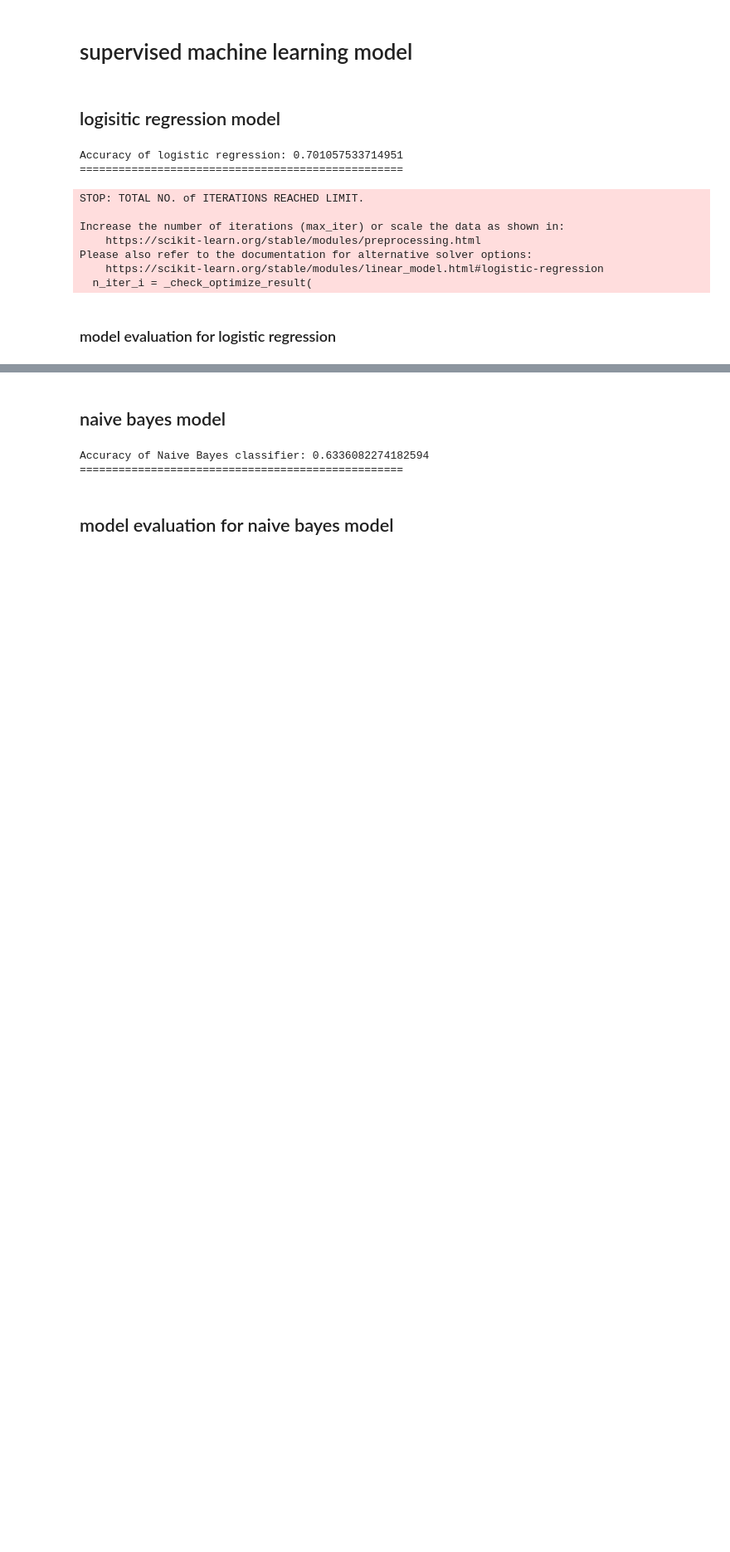
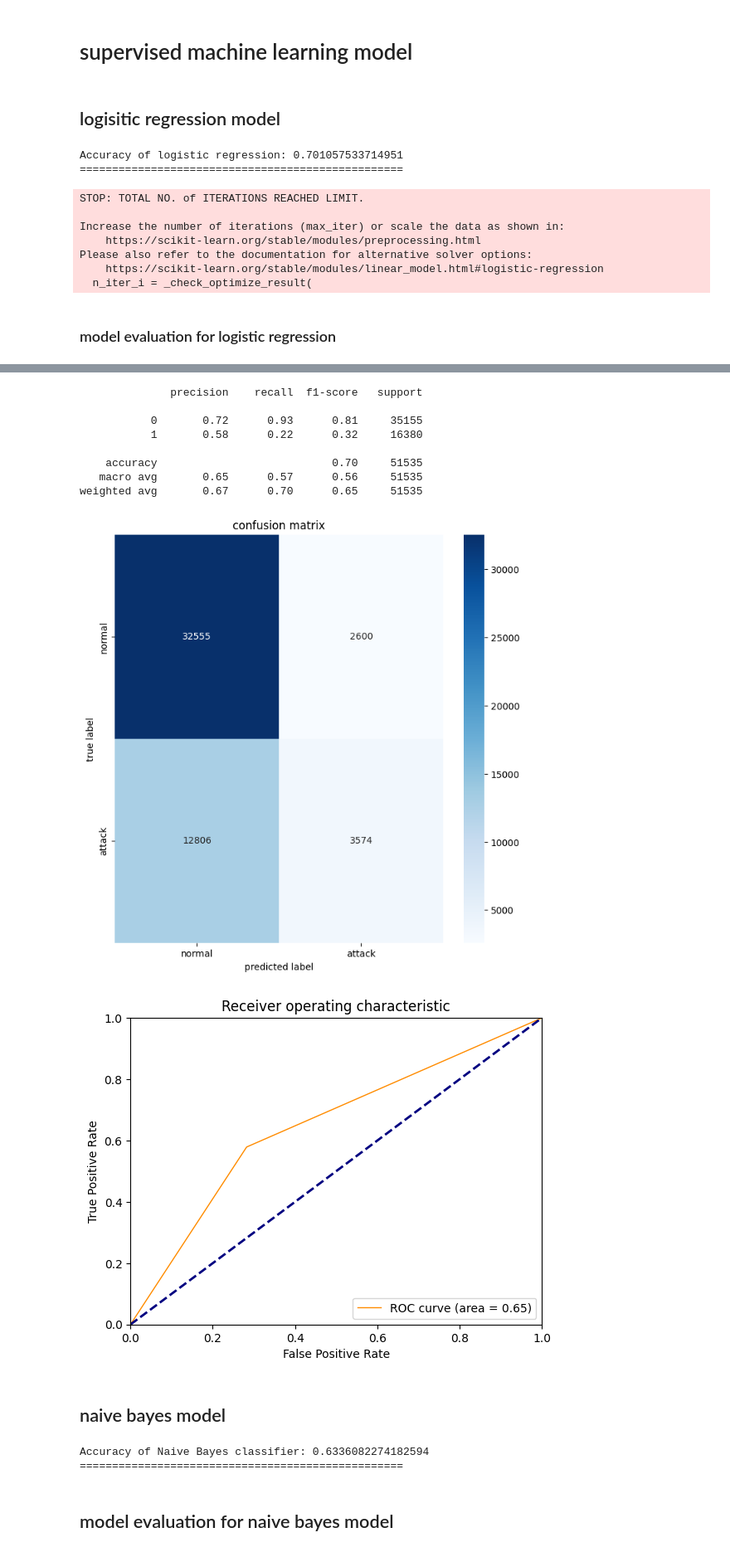
Before and after one commit to OluEgwudike/COMPARATIVE-ANALYSIS-OF-SUPERVISED-AND-ENSEMBLE-MODEL-FOR-DETECTING-MALICIOUS-ACTIVITIES, a Jupyter notebook: malicious_detection.ipynb, the cells around one changed output, grey strips where cells are left out. Shown: that part at 83% size. Cells and saved outputs as stored; diff of their text form; code cells hidden in the pictures; blank space fills up the shorter version.

```diff
--- a/malicious_detection.ipynb
+++ b/malicious_detection.ipynb
@@ -402,0 +359,15 @@ Please also refer to the documentation for alternative solver options:
+# %%
+log_reg.fit(X_train,y_train)
+pred_log=log_reg.predict(X_test)
+classficiation_report_log=classification_report(y_test,pred_log)
+print(classficiation_report_log)
+con_fusion=confusion_matrix(y_test,pred_log)
+plt.figure(figsize=(8,8))
+sns.heatmap(con_fusion,annot=True,fmt='d',cmap='Blues',xticklabels=('normal','attack'),yticklabels=('normal','attack'))
+plt.xlabel('predicted label')
+plt.ylabel('true label')
+plt.title('confusion matrix')
+plt.show()
+print('')
+roc_curves(log_reg)
+# %% [output]
@@ -403,3 +381,13 @@ Please also refer to the documentation for alternative solver options:
+              precision    recall  f1-score   support
+
+           0       0.72      0.93      0.81     35155
+           1       0.58      0.22      0.32     16380
+
+    accuracy                           0.70     51535
+   macro avg       0.65      0.57      0.56     51535
+weighted avg       0.67      0.70      0.65     51535
+[figure, added]
+[figure, added]
 # %% [markdown]
 ## naive bayes model
 # %%
```
Also changed, not shown: parts of 20 cells of this notebook.
